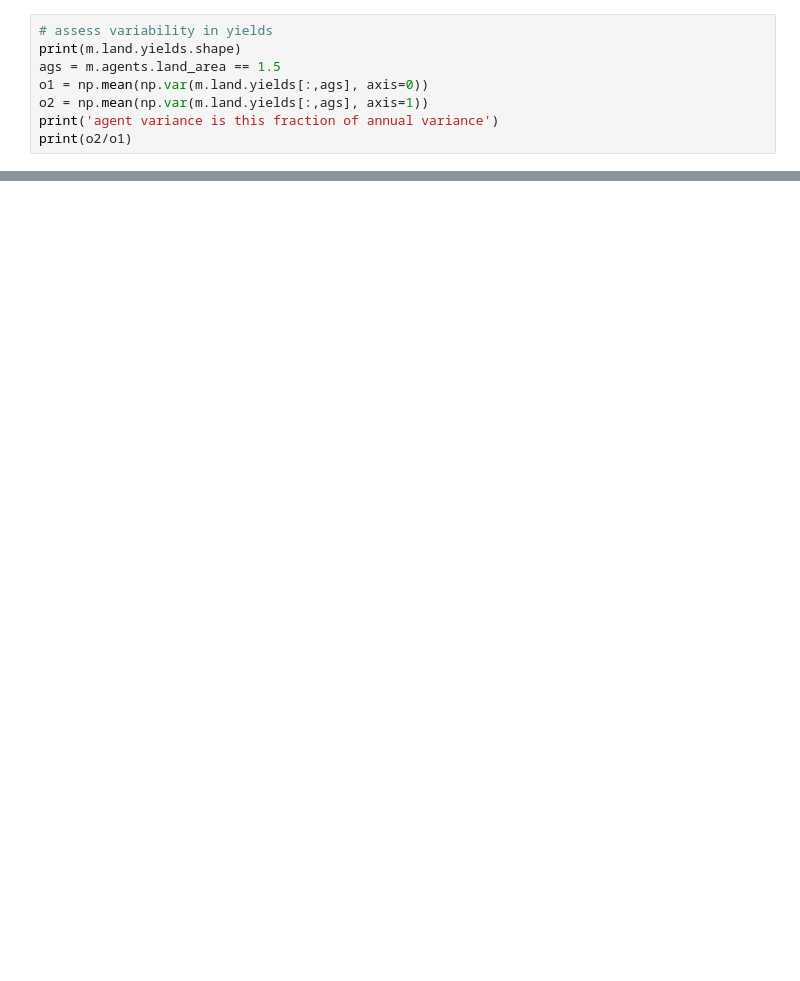
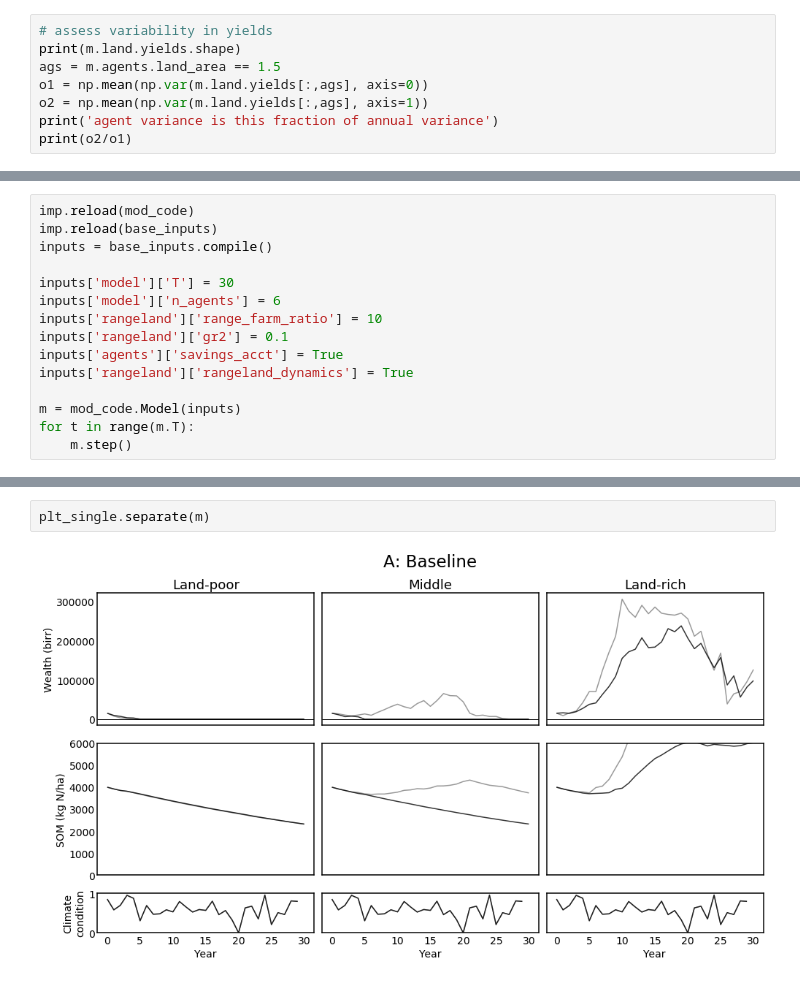
Before and after one commit to t-g-williams/adaptation_abm, a Jupyter notebook: experiments/explore_model.ipynb, the cells around one changed output, grey strips where cells are left out. Saved outputs shown, nothing was run; the diff lists cells and outputs as text; blank space fills up the shorter version.

Commit message:
added external rangeland functionality. model is running but not parameterized

```diff
--- a/experiments/explore_model.ipynb
+++ b/experiments/explore_model.ipynb
@@ -54,0 +67,15 @@ print(o2/o1)
+# %%
+imp.reload(mod_code)
+imp.reload(base_inputs)
+inputs = base_inputs.compile()
+
+inputs['model']['T'] = 30
+inputs['model']['n_agents'] = 6
+inputs['rangeland']['range_farm_ratio'] = 10
+inputs['rangeland']['gr2'] = 0.1
+inputs['agents']['savings_acct'] = True
+inputs['rangeland']['rangeland_dynamics'] = True
+
+m = mod_code.Model(inputs)
+for t in range(m.T):
+    m.step()
@@ -54,0 +165,4 @@ print(o2/o1)
+# %%
+plt_single.separate(m)
+# %% [output]
+[figure, added]
```
Also changed, not shown: parts of 9 cells of this notebook, 6 other files.
